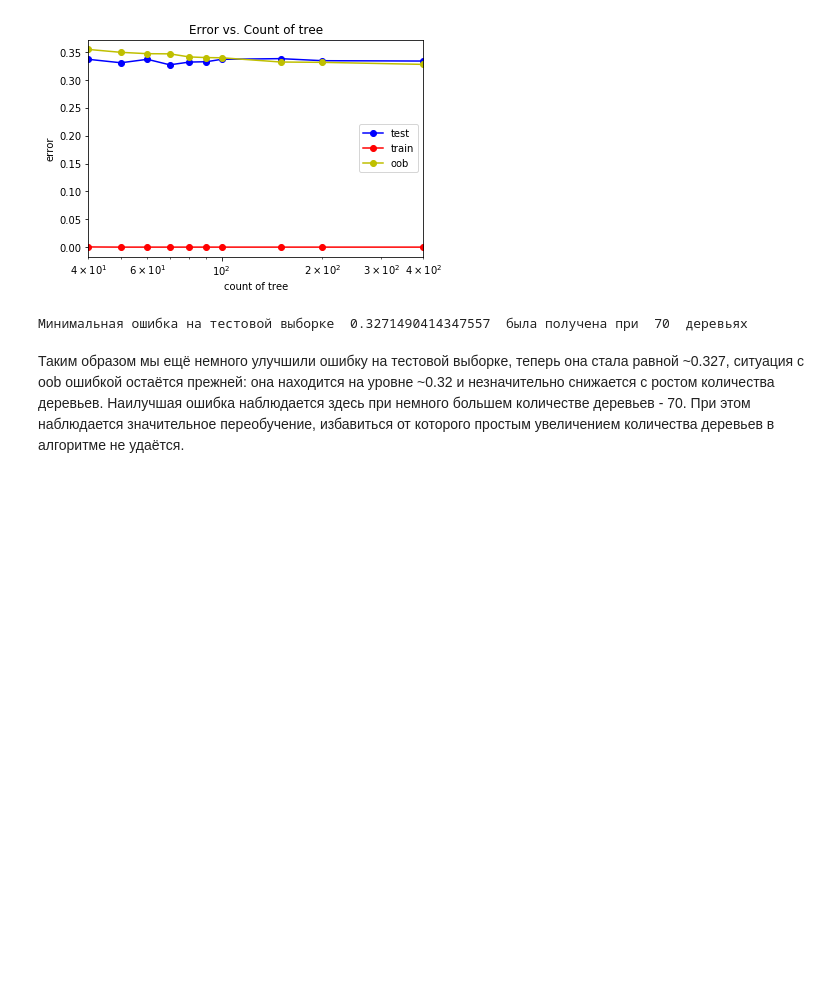
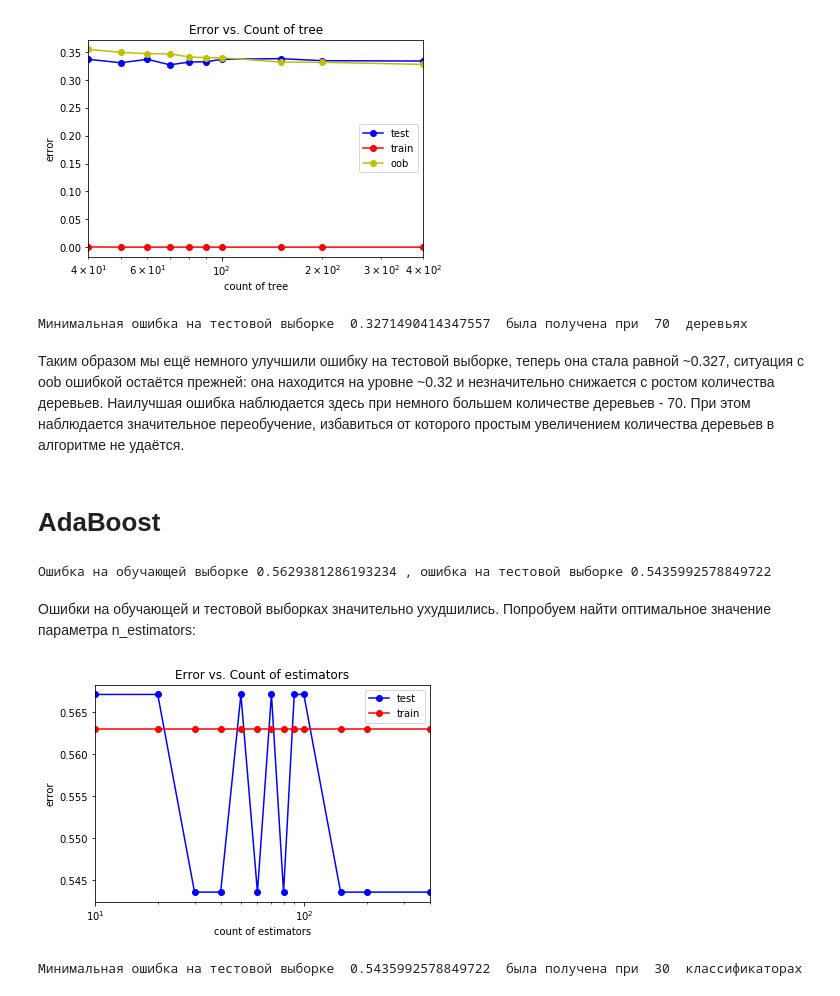
Before and after one commit to alitsov/machine-learning-homeworks, a Jupyter notebook: winequality-white.ipynb, the cells around one changed output. Drawn from its saved outputs; the diff is of its cells as text; code cells hidden in the pictures; blank space fills up the shorter version.

```diff
--- a/winequality-white.ipynb
+++ b/winequality-white.ipynb
@@ -987,3 +987,5 @@ print("Минимальная ошибка на тестовой выборке
 Минимальная ошибка на тестовой выборке  0.3271490414347557  была получена при  70  деревьях
 # %% [markdown]
 Таким образом мы ещё немного улучшили ошибку на тестовой выборке, теперь она стала равной ~0.327, ситуация с oob ошибкой остаётся прежней: она находится на уровне ~0.32 и незначительно снижается с ростом количества деревьев. Наилучшая ошибка наблюдается здесь при немного большем количестве деревьев - 70. При этом наблюдается значительное переобучение, избавиться от которого простым увеличением количества деревьев в алгоритме не удаётся.
+# %% [markdown]
+# AdaBoost
@@ -989,0 +996,45 @@ print("Минимальная ошибка на тестовой выборке
+# %%
+ab = ensemble.AdaBoostClassifier(n_estimators = 50)
+ab.fit(X_train, y_train)
+
+err_train = np.mean(y_train != ab.predict(X_train))
+err_test = np.mean(y_test != ab.predict(X_test))
+
+print("Ошибка на обучающей выборке", err_train, ", ошибка на тестовой выборке", err_test)
+# %% [output]
+Ошибка на обучающей выборке 0.5629381286193234 , ошибка на тестовой выборке 0.5435992578849722
+# %% [markdown]
+Ошибки на обучающей и тестовой выборках значительно ухудшились. Попробуем найти оптимальное значение параметра n_estimators:
+# %%
+tree_arr = (10, 20, 30, 40, 50, 60, 70, 80, 90, 100, 150, 200, 400)
+test_err = []
+train_err = []
+for tree in tree_arr:
+    ab = ensemble.AdaBoostClassifier(n_estimators = tree)
+    ab.fit(X_train, y_train)
+
+    y_train_pred = ab.predict(X_train)
+    y_test_pred = ab.predict(X_test)
+    train_err.append(np.mean(y_train != y_train_pred))
+    test_err.append(np.mean(y_test != y_test_pred))
+
+plt.semilogx(tree_arr, test_err, 'b-o', label = 'test')
+plt.semilogx(tree_arr, train_err, 'r-o', label = 'train')
+plt.xlim([np.min(tree_arr), np.max(tree_arr)])
+plt.title('Error vs. Count of estimators')
+plt.xlabel('count of estimators')
+plt.ylabel('error')
+plt.legend()
+pass
+# %% [output]
+[figure, added]
+# %%
+min_test_error = test_err[0]
+min_index = 0
+for i in range(len(tree_arr)):
+    if test_err[i] < min_test_error:
+        min_test_error = test_err[i]
+        min_index = i
+print("Минимальная ошибка на тестовой выборке ", min_test_error, " была получена при ", tree_arr[min_index], " классификаторах")
+# %% [output]
+Минимальная ошибка на тестовой выборке  0.5435992578849722  была получена при  30  классификаторах
```
Also changed, not shown: parts of 3 cells of this notebook.
